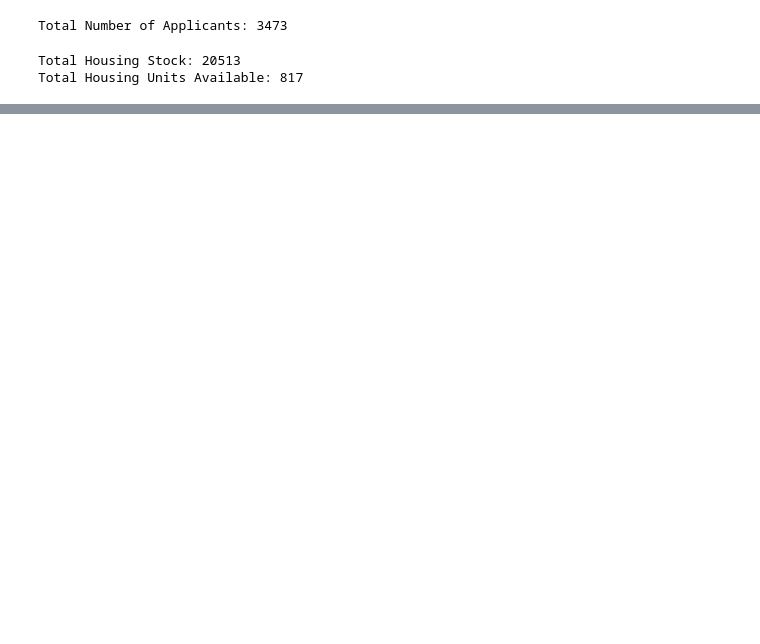
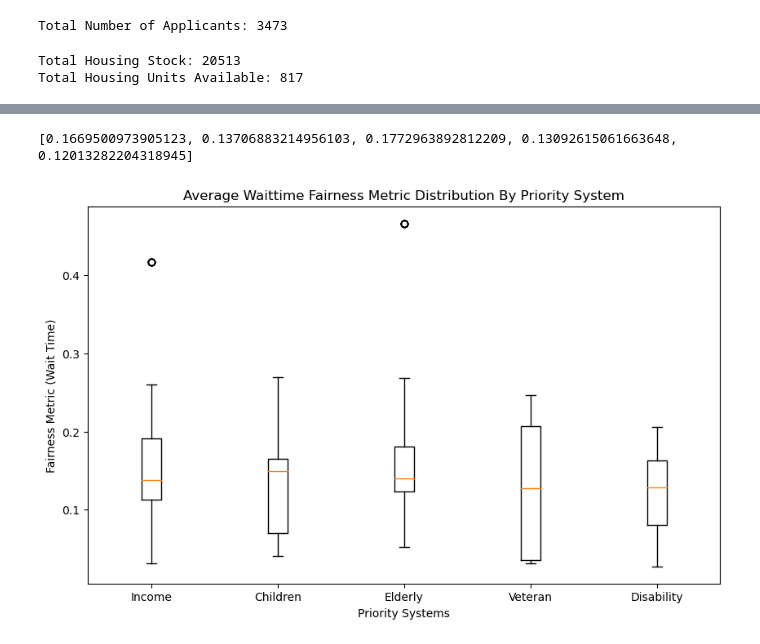
Before and after one commit to atulpokh/cpsc464final, a Jupyter notebook: model.ipynb, the cells around one changed output, grey strips where cells are left out. Drawn from its saved outputs; the diff is of its cells as text; code cells hidden in the pictures; blank space fills up the shorter version.

```diff
--- a/model.ipynb
+++ b/model.ipynb
@@ -39,7 +39,7 @@ def housing_vacancy(stock):
     return stock
 # %%
 # import file
-df = pd.read_csv("Eligible_Applicants.csv")
+df = pd.read_csv("data/Eligible_Applicants.csv")
 
 # filtering eligible applicants
 df = df[df['familysize'] != 0] # removing applicants with family size = 0
@@ -64,7 +64,7 @@ print(f"Total Number of Applicants: {len(df)}")
 Total Number of Applicants: 3473
 # %%
 # housing unit stock
-housing_units = {
+original_housing_stock = {
     1: 9820,
     2: 4349,
     3: 3107,
@@ -72,22 +72,15 @@ housing_units = {
     5: 880,
     6: 569
 }
-print(f"Total Housing Stock: {sum(housing_units.values())}")
+print(f"Total Housing Stock: {sum(original_housing_stock.values())}")
 # 1 in every 25 housing units available in the initial period
-for key in housing_units.keys():
-    housing_units[key] = housing_units[key] // 25
+for key in original_housing_stock.keys():
+    original_housing_stock[key] = original_housing_stock[key] // 25
 
-print(f"Total Housing Units Available: {sum(housing_units.values())}")
+print(f"Total Housing Units Available: {sum(original_housing_stock.values())}")
 # %% [output]
 Total Housing Stock: 20513
 Total Housing Units Available: 817
 # %%
 # The output schema has enough space for 100 experiments
 df_output = pd.read_csv("results/outputschema100.csv")
-
-df_output.iloc[0:8,:]
-count = 2
-experiment_no = 0
-
-
-df_output.iloc[0:8, count]
@@ -309,0 +230,24 @@ for priority in priorities:
+# %%
+plt.figure(figsize=(10, 6))
+
+df_all = pd.read_csv('results/output/output_10_trials.csv')
+
+custom_labels = ['Income', 'Children', 'Elderly', 'Veteran', 'Disability']
+avg_fairness_per_group = []
+
+# Iterate through each column and create a box plot
+for i, column in enumerate(['tf_income', 'tf_numchildren', 'tf_elderly', 'tf_veteran', 'tf_disability']):
+    plt.boxplot(df_all[column], positions=[i+1], labels=[custom_labels[i]])
+    avg_fairness_per_group.append(np.mean(df_all[column]))
+
+print(avg_fairness_per_group)
+# Customize labels and title
+plt.xlabel('Priority Systems')
+plt.ylabel('Fairness Metric (Wait Time)')
+plt.title('Average Waittime Fairness Metric Distribution By Priority System')
+
+# Show the plots
+plt.show()
+# %% [output]
+[0.1669500973905123, 0.13706883214956103, 0.1772963892812209, 0.13092615061663648, 0.12013282204318945]
+[figure, added]
```
Also changed, not shown: parts of 8 cells of this notebook.
